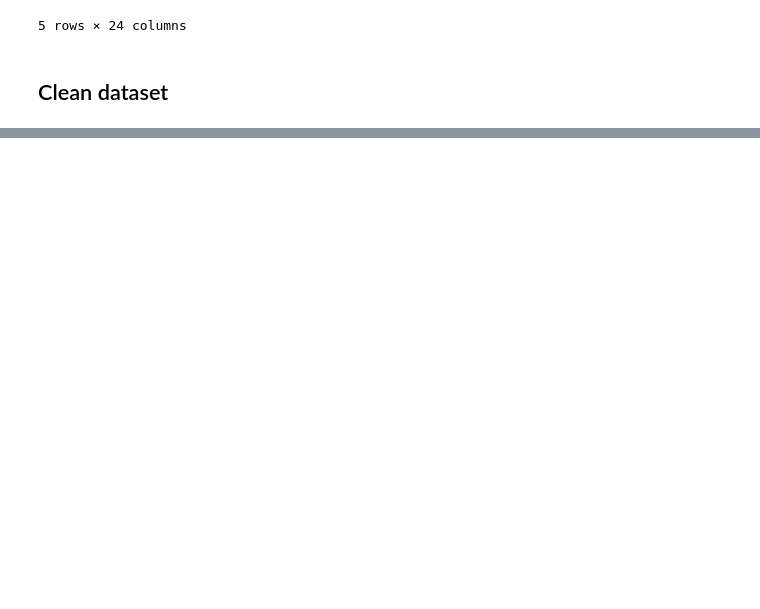
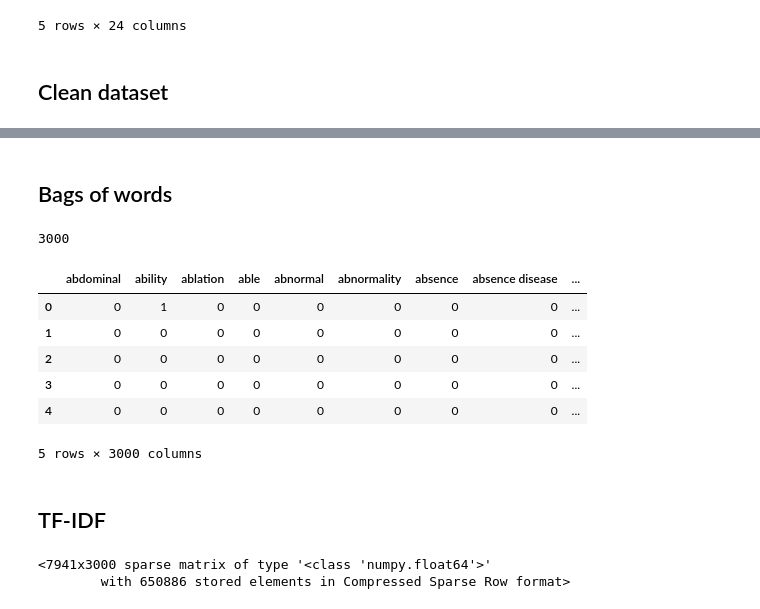
Before and after one commit to cmdelaserna/clinical-trials, a Jupyter notebook: mvp/notebooks/Script 3 - Clean JSON file, preprocess data, export working dataset.ipynb, the cells around one changed output, grey strips where cells are left out. Saved outputs shown, nothing was run; the diff lists cells and outputs as text; code cells hidden in the pictures; blank space fills up the shorter version.

```diff
--- a/mvp/notebooks/Script 3 - Clean JSON file, preprocess data, export working dataset.ipynb
+++ b/mvp/notebooks/Script 3 - Clean JSON file, preprocess data, export working dataset.ipynb
@@ -71,0 +110,2 @@ df['brief_summary/textblock'][0]
+# %% [markdown]
+## Bags of words
@@ -71,0 +116,29 @@ df['brief_summary/textblock'][0]
+# %%
+pat_numbers = lambda x: re.sub(r'(\d)+', '', x.lower())
+
+cv = CountVectorizer(stop_words='english',
+                     preprocessor = pat_numbers,
+                     max_features = 3000,
+                     lowercase = True,
+                     max_df = 0.5,
+                     ngram_range = (1, 3))
+# %%
+docs = list(df['lemmas'])
+
+X = cv.fit_transform(docs)
+# %%
+len(cv.vocabulary_)
+# %% [output]
+3000
+# %%
+pd.DataFrame(X.toarray(), columns=cv.get_feature_names()).head()
+# %% [output]
+|  | abdominal | ability | ablation | able | abnormal | abnormality | absence | absence disease | ... |
+| 0 | 0 | 1 | 0 | 0 | 0 | 0 | 0 | 0 | ... |
+| 1 | 0 | 0 | 0 | 0 | 0 | 0 | 0 | 0 | ... |
+| 2 | 0 | 0 | 0 | 0 | 0 | 0 | 0 | 0 | ... |
+| 3 | 0 | 0 | 0 | 0 | 0 | 0 | 0 | 0 | ... |
+| 4 | 0 | 0 | 0 | 0 | 0 | 0 | 0 | 0 | ... |
+5 rows × 3000 columns
+# %% [markdown]
+## TF-IDF
@@ -71,0 +147,7 @@ df['brief_summary/textblock'][0]
+# %%
+transformer = TfidfTransformer()
+tweights = transformer.fit_transform(X)
+tweights
+# %% [output]
+<7941x3000 sparse matrix of type '<class 'numpy.float64'>'
+        with 650886 stored elements in Compressed Sparse Row format>
```
Also changed, not shown: parts of 30 cells of this notebook, 3 other files.
